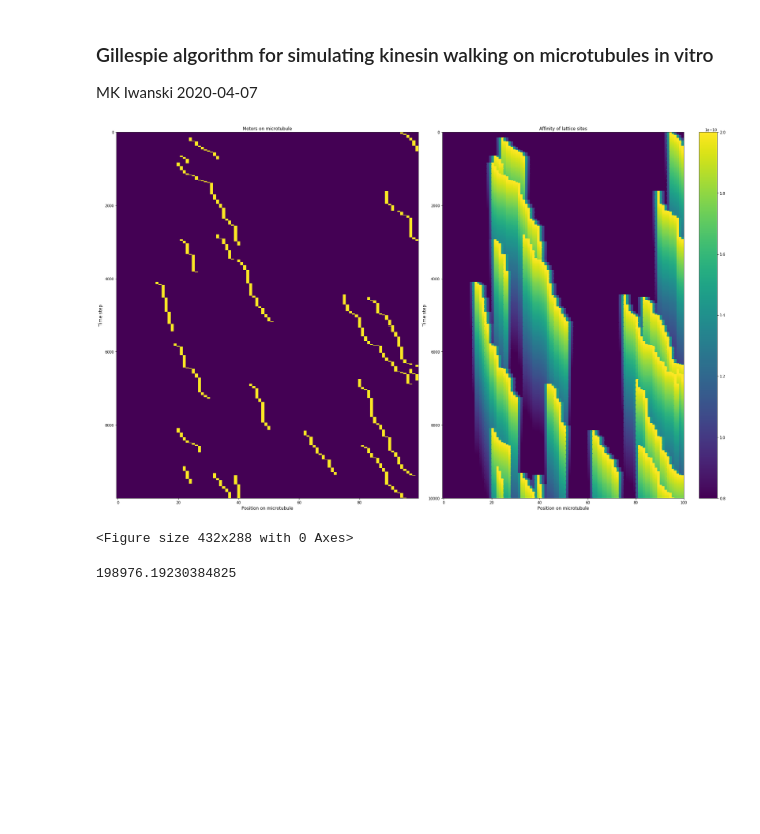
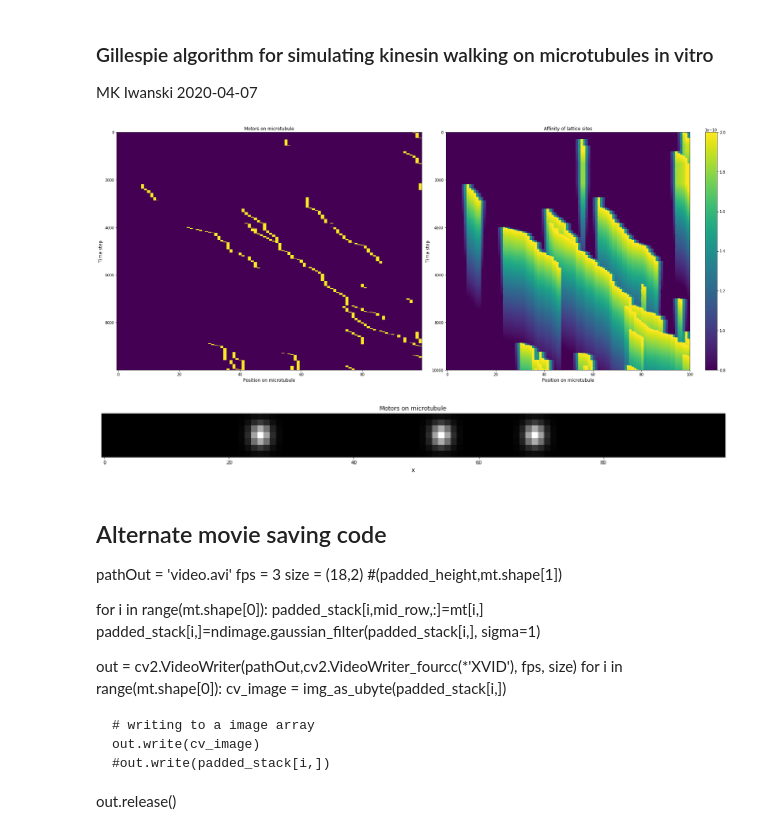
Before and after one commit to malinaiwanski/in-vitro-simulations, a Jupyter notebook: Gillespie_MotorsOnMTs_MKI.ipynb, the cells around one changed output. Cells and saved outputs as stored; diff of their text form; code cells hidden in the pictures; blank space fills up the shorter version.

Commit message:
Trying to create movie of motors moving

```diff
--- a/Gillespie_MotorsOnMTs_MKI.ipynb
+++ b/Gillespie_MotorsOnMTs_MKI.ipynb
@@ -16,7 +20,7 @@ def pause():
 # %%
 # parameters
 mt_length = 100
-nstep = 10**6
+nstep = 10**4
 
 #rates of reactions
 #k_fwd = 0.1 #steps per sec
@@ -159,23 +163,24 @@ for i in range(0,nstep-1):
 #pause()
 # %%
 # plot results
-
-fig, ax = plt.subplots(1,2, figsize=(25, 15))
+%matplotlib inline
+fig, ax = plt.subplots(1,2, figsize=(25, 10)) #use 25x500 if run for 10^6 steps, 25x10 for 10^4 steps
 
 ax[0].imshow(mt, cmap='viridis', aspect='auto', interpolation='nearest',clim=(k_on,alpha_max))
 ax[0].set_title("Motors on microtubule", fontsize=12)
 ax[0].set_ylabel("Time step", fontsize=12)
 ax[0].set_xlabel("Position on microtubule", fontsize=12)
 #pcm = ax[1].pcolormesh(mt,norm = mpl.colors.Normalize(vmin=k_on,vmax=alpha_max),cmap='viridis')
 
 ax[1].imshow(affinity, cmap='viridis', aspect='auto', interpolation='nearest',clim=(k_on,alpha_max))
 ax[1].set_title("Affinity of lattice sites", fontsize=12)
 ax[1].set_ylabel("Time step", fontsize=12)
 ax[1].set_xlabel("Position on microtubule", fontsize=12)
 pcm = ax[1].pcolormesh(affinity,norm = mpl.colors.Normalize(vmin=k_on,vmax=alpha_max),cmap='viridis')
 fig.colorbar(pcm, ax=ax[1])
 
 plt.tight_layout()
+#plt.savefig('Simulation_large_2020-04-14.png',dpi=130)
 plt.show()
 # %% [output]
-[figure, old version]
+[figure, new version]
@@ -182,12 +209,38 @@ plt.show()
+# %%
+%matplotlib inline
+fig, ax = plt.subplots(1,1, figsize=(18, 2))
+
+ax.imshow(padded_stack[4900,], cmap='gray', interpolation='nearest')
+ax.set_title("Motors on microtubule", fontsize=12)
+ax.axes.get_yaxis().set_visible(False)
+ax.set_xlabel("x", fontsize=12)
+
+plt.tight_layout()
+plt.show()
+# %% [output]
+[figure, added]
 # %%
 # save figs
-save_dir = 'OneDrive - Universiteit Utrecht/Python/Temp_Figures/'
-save_fname = 'Simulation_2020-04-07.png'
-save_path = os.join(save_dir,save_fname)
-plt.savefig(save_fname,format='png')
+#save_dir = 'OneDrive - Universiteit Utrecht/Python/Temp_Figures/'
+#save_fname = 'Simulation_large_2020-04-08.png'
+#save_path = os.join(save_dir,save_fname)
+#plt.savefig(save_fname,format='png')
-# %% [output]
-<Figure size 432x288 with 0 Axes>
-# %%
-print(t[-1]/(10**6))
-# %% [output]
-198976.19230384825
+# %% [markdown]
+## Alternate movie saving code
+pathOut = 'video.avi'
+fps = 3
+size = (18,2) #(padded_height,mt.shape[1])
+
+
+for i in range(mt.shape[0]):
+    padded_stack[i,mid_row,:]=mt[i,]
+    padded_stack[i,]=ndimage.gaussian_filter(padded_stack[i,], sigma=1)
+
+out = cv2.VideoWriter(pathOut,cv2.VideoWriter_fourcc(*'XVID'), fps, size)
+for i in range(mt.shape[0]):
+    cv_image = img_as_ubyte(padded_stack[i,])
+
+    # writing to a image array
+    out.write(cv_image)
+    #out.write(padded_stack[i,])
+out.release()
```
Also changed, not shown: parts of 4 cells of this notebook, 5 other files.
